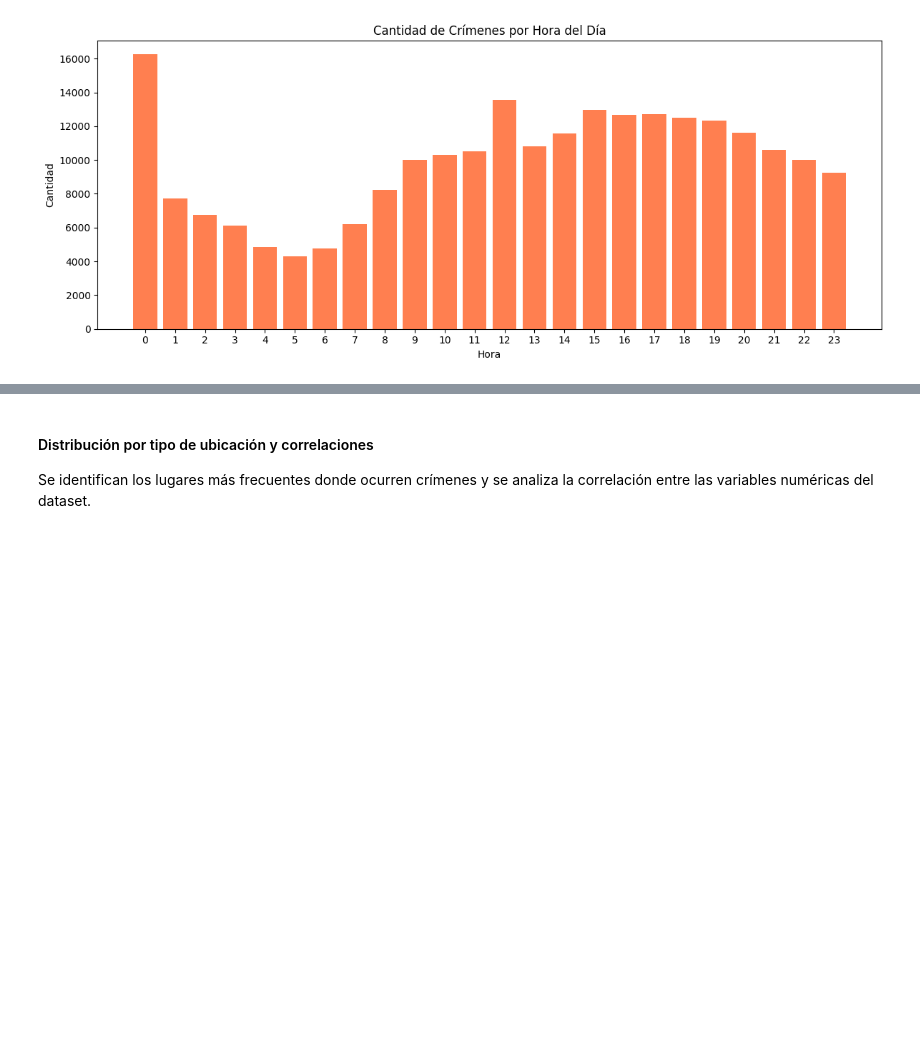
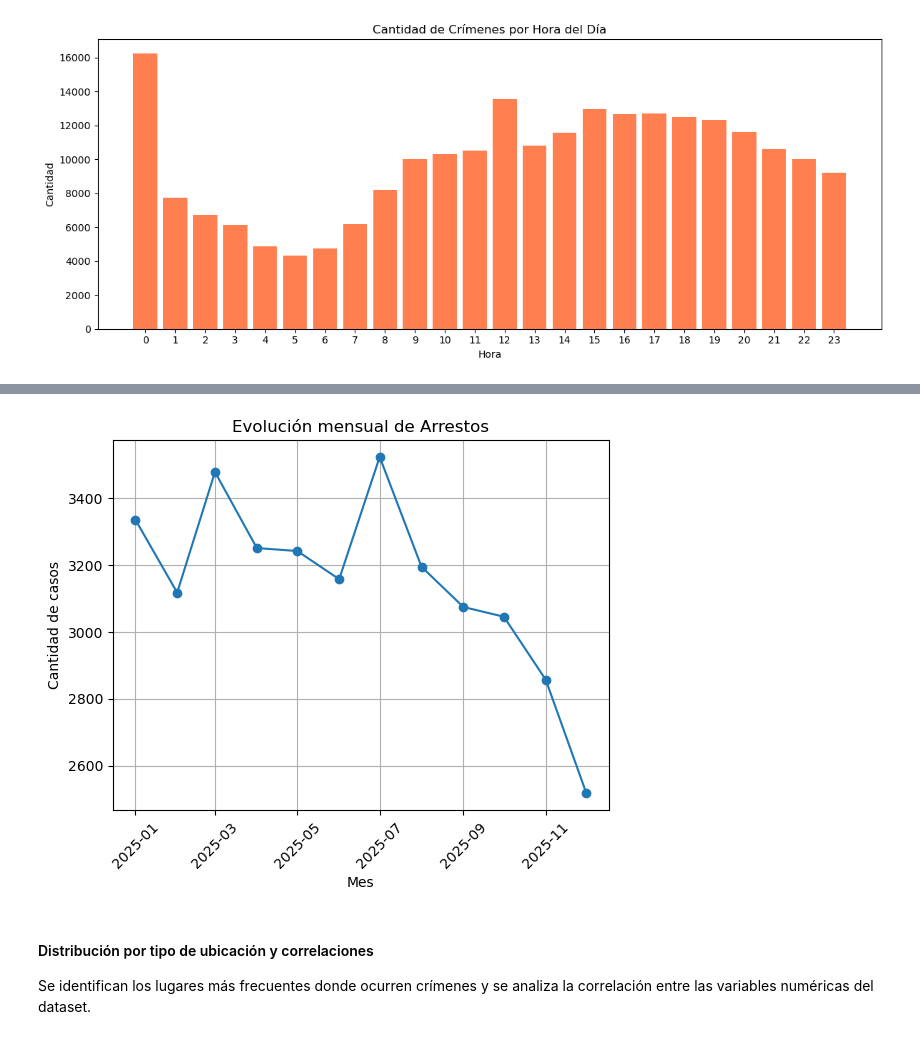
Before and after one commit to francomor/ceia-analisis-de-datos-tp-final, a Jupyter notebook: 1.tp_final_eda_fran.ipynb, the cells around one changed output, grey strips where cells are left out. Saved outputs shown, nothing was run; the diff lists cells and outputs as text; code cells hidden in the pictures; blank space fills up the shorter version.

```diff
--- a/1.tp_final_eda_fran.ipynb
+++ b/1.tp_final_eda_fran.ipynb
@@ -562,3 +630,28 @@ plt.show()
+# %%
+df_Arrest = df_chicago[df_chicago["Arrest"] == True].copy()
+df_Arrest["Date"] = pd.to_datetime(df_Arrest["Date"])
+
+df_Arrest["mes"] = df_Arrest["Date"].dt.to_period("M")
+
+df_mes = df_Arrest.groupby("mes").size().reset_index(name="cantidad")
+df_mes = df_mes.sort_values("mes")
+
+# convertir a timestamp para graficar bien
+df_mes["mes"] = df_mes["mes"].dt.to_timestamp()
+# %%
+plt.figure()
+plt.plot(df_mes["mes"], df_mes["cantidad"], marker="o")
+
+plt.xlabel("Mes")
+plt.ylabel("Cantidad de casos")
+plt.title("Evolución mensual de Arrestos")
+
+plt.xticks(rotation=45)
+plt.grid()
+
+plt.show()
+# %% [output]
+[figure, added]
 # %% [markdown]
 #### Distribución por tipo de ubicación y correlaciones
 Se identifican los lugares más frecuentes donde ocurren crímenes y se analiza la correlación entre las variables numéricas del dataset.
```
Also changed, not shown: parts of 9 cells of this notebook.
